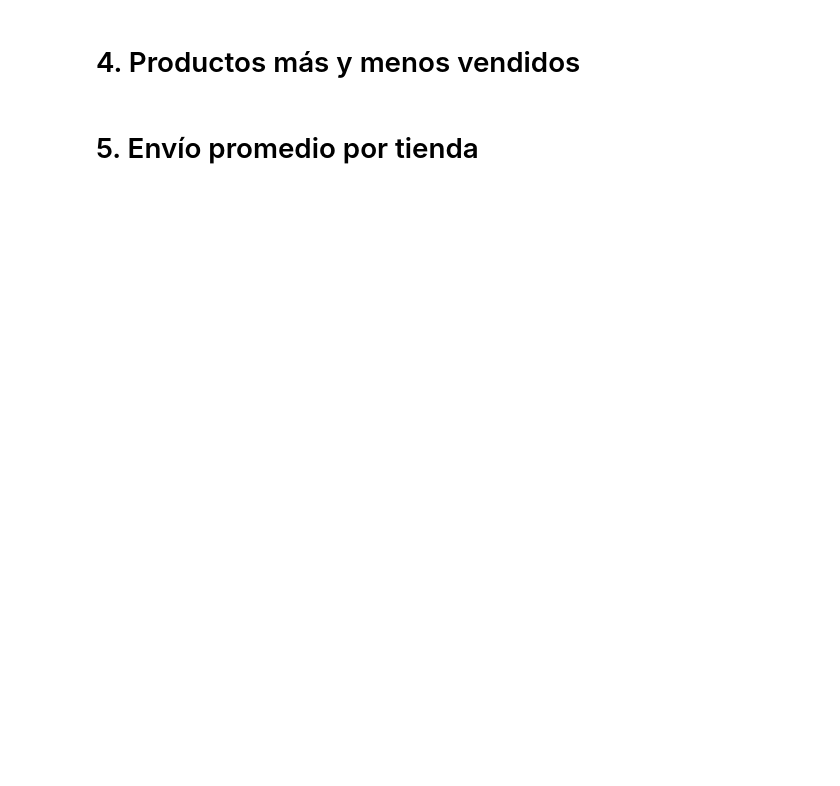
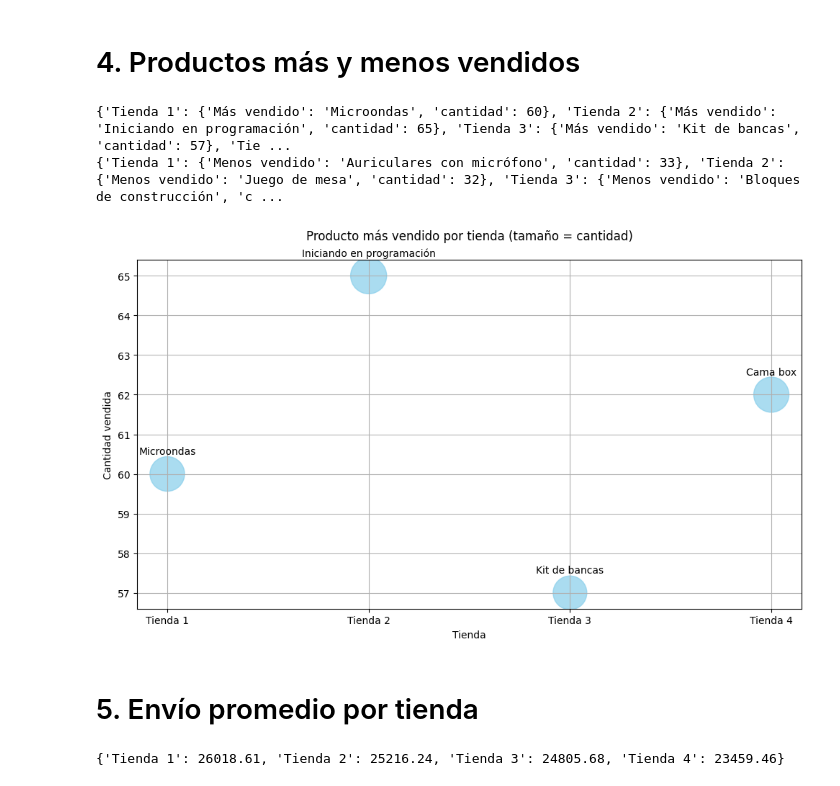
Before and after one commit to tatiana-017/alura-store-challenge, a Jupyter notebook: AluraStoreLatam.ipynb, the cells around one changed output. Cells and saved outputs as stored; diff of their text form; code cells hidden in the pictures; blank space fills up the shorter version.

```diff
--- a/AluraStoreLatam.ipynb
+++ b/AluraStoreLatam.ipynb
@@ -32,4 +119,57 @@ tienda.head()
 # %% [markdown]
 # 4. Productos más y menos vendidos
+# %%
+# Listas de tiendas y sus nombres
+tiendas = [tienda1, tienda2, tienda3, tienda4]
+nombres_tiendas = ['Tienda 1', 'Tienda 2', 'Tienda 3', 'Tienda 4']
+
+# Diccionario para guardar resultados
+mas_vendidos_por_tienda = {}
+menos_vendidos_por_tienda = {}
+
+# Recorrer cada tienda y encontrar el producto más vendido
+for nombre, tienda in zip(nombres_tiendas, tiendas):
+    producto_mas_vendido = tienda['Producto'].value_counts().idxmax()
+    cantidad_mas_vendido = tienda['Producto'].value_counts().max()
+    producto_menos_vendio = tienda['Producto'].value_counts().idxmin()
+    cantidad_menos_vendio = tienda['Producto'].value_counts().min()
+    mas_vendidos_por_tienda[nombre] = {'Más vendido': producto_mas_vendido, 'cantidad': cantidad_mas_vendido}
+    menos_vendidos_por_tienda[nombre] = {'Menos vendido': producto_menos_vendio, 'cantidad': cantidad_menos_vendio}
+
+# Mostrar el diccionario
+print(mas_vendidos_por_tienda)
+print(menos_vendidos_por_tienda)
+
+# Convertir diccionario a DataFrame
+df = pd.DataFrame.from_dict(mas_vendidos_por_tienda, orient='index')
+df = df.reset_index().rename(columns={'index': 'Tienda'})
+
+# Gráfico de burbujas
+plt.figure(figsize=(10, 6))
+plt.scatter(df['Tienda'], df['cantidad'], s=df['cantidad']*20, c='skyblue', alpha=0.7)
+
+for i in range(len(df)):
+    plt.text(df['Tienda'][i], df['cantidad'][i]+0.5, df['Más vendido'][i], ha='center')
+
+plt.title('Producto más vendido por tienda (tamaño = cantidad)', pad =20)
+plt.xlabel('Tienda')
+plt.ylabel('Cantidad vendida')
+plt.grid(True)
+plt.tight_layout()
+plt.show()
+# %% [output]
+{'Tienda 1': {'Más vendido': 'Microondas', 'cantidad': 60}, 'Tienda 2': {'Más vendido': 'Iniciando en programación', 'cantidad': 65}, 'Tienda 3': {'Más vendido': 'Kit de bancas', 'cantidad': 57}, 'Tie ...
+{'Tienda 1': {'Menos vendido': 'Auriculares con micrófono', 'cantidad': 33}, 'Tienda 2': {'Menos vendido': 'Juego de mesa', 'cantidad': 32}, 'Tienda 3': {'Menos vendido': 'Bloques de construcción', 'c ...
+[figure, added]
 # %% [markdown]
 # 5. Envío promedio por tienda
+# %%
+# Diccionario para el promedio del valor del envio por tienda
+promedio_envios = {
+    nombre: float(round(tienda['Costo de envío'].mean(), 2))
+    for nombre, tienda in zip(nombres_tiendas, tiendas)
+}
+
+print(promedio_envios)
+# %% [output]
+{'Tienda 1': 26018.61, 'Tienda 2': 25216.24, 'Tienda 3': 24805.68, 'Tienda 4': 23459.46}
```
Also changed, not shown: parts of 5 cells of this notebook.
